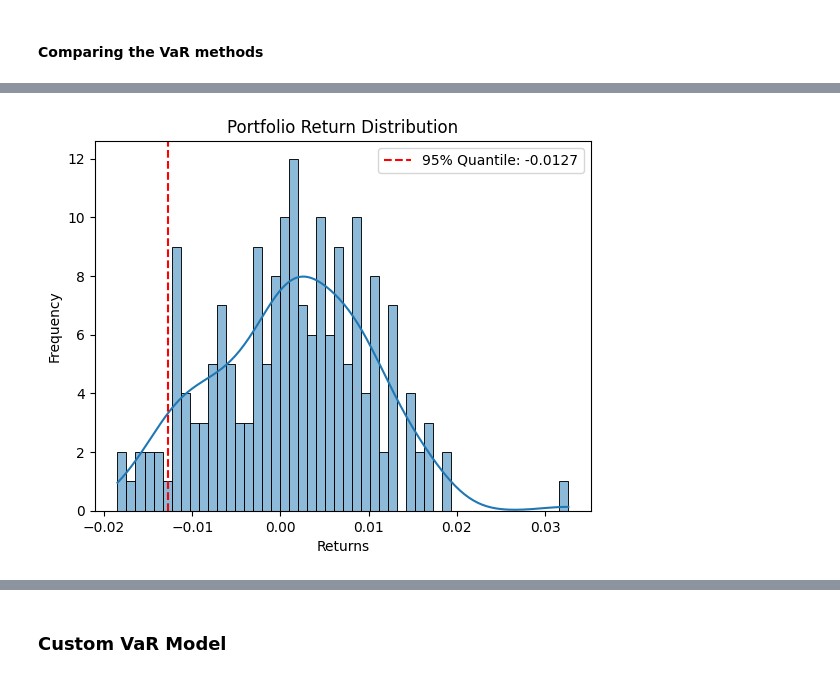
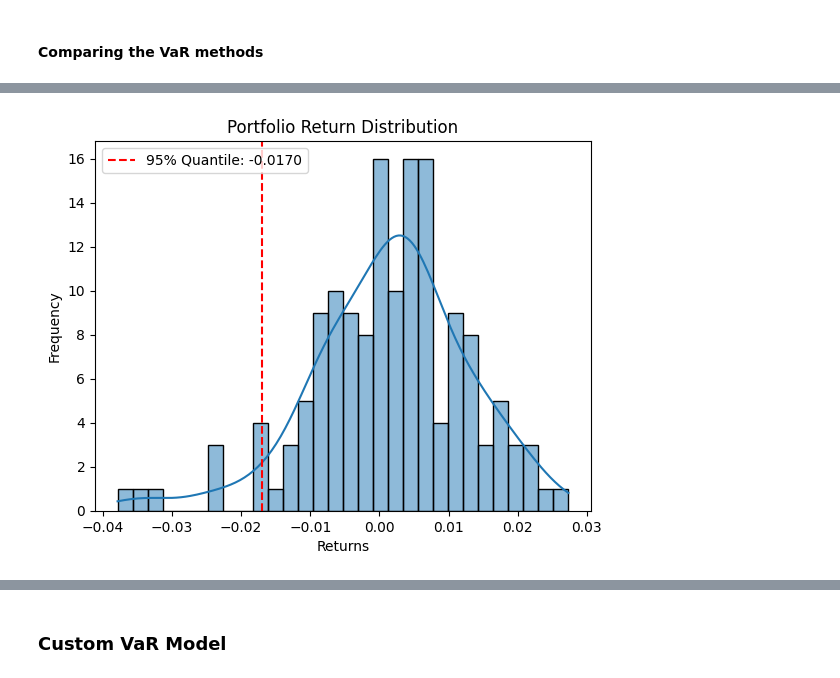
Before and after one commit to mairovitzmario/value-at-risk, a Jupyter notebook: api/research.ipynb, the cells around one changed output, grey strips where cells are left out. Drawn from its saved outputs; the diff is of its cells as text; code cells hidden in the pictures.

```diff
--- a/api/research.ipynb
+++ b/api/research.ipynb
@@ -193,7 +194,7 @@ for test_portfolio in test_portfolios:
 # %%
 
 def show_portfolio_distribution(returns, quantile = 0.05):
-    sns.histplot(returns, bins=50, kde=True)
+    sns.histplot(returns, bins=30, kde=True)
 
     quantile_mark = returns.quantile(quantile)
     plt.axvline(quantile_mark, color='red', linestyle='dashed', label=f'95% Quantile: {quantile_mark:.4f}')
@@ -204,9 +205,9 @@ def show_portfolio_distribution(returns, quantile = 0.05):
     plt.legend()
     plt.show()
 # %%
-show_portfolio_distribution(returns[1]['portofolio'])
+show_portfolio_distribution(returns[0]['portofolio'])
 # %% [output]
-[figure, old version]
+[figure, new version]
 # %%
 values_at_risk = []
 for portofolio in portofolios:
```
Also changed, not shown: parts of 16 cells of this notebook.
